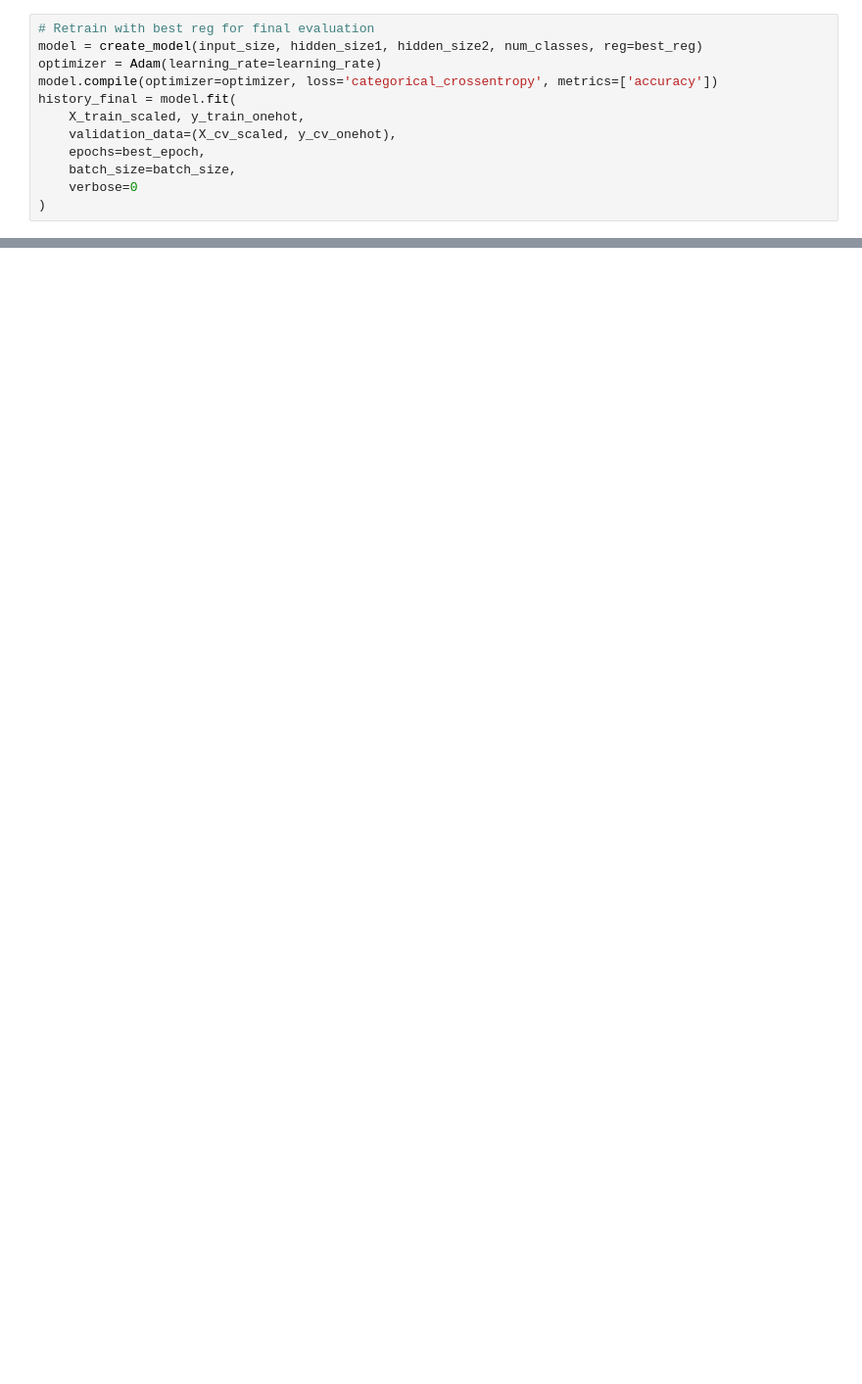
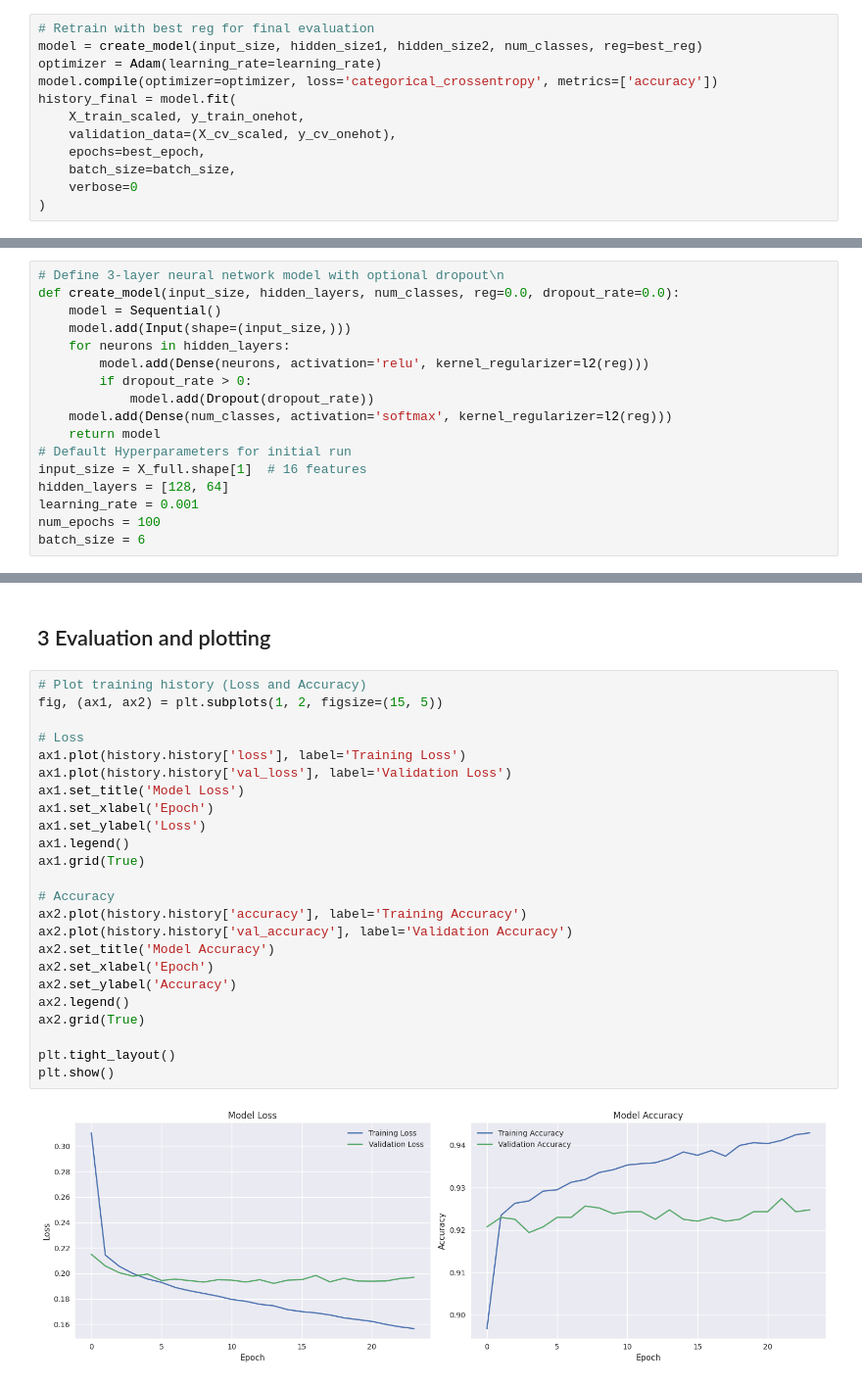
Before and after one commit to fadimardelli/dry-bean-classification, a Jupyter notebook: notebooks/04_model2_NeuralNetwork.ipynb, the cells around one changed output, grey strips where cells are left out. Shown: that part at 98% size. Cells and saved outputs as stored; diff of their text form; blank space fills up the shorter version.

```diff
--- a/notebooks/04_model2_NeuralNetwork.ipynb
+++ b/notebooks/04_model2_NeuralNetwork.ipynb
@@ -329,0 +351,17 @@ weighted avg       0.93      0.93      0.93      2246
+# %%
+# Define 3-layer neural network model with optional dropout\n
+def create_model(input_size, hidden_layers, num_classes, reg=0.0, dropout_rate=0.0):
+    model = Sequential()
+    model.add(Input(shape=(input_size,)))
+    for neurons in hidden_layers:
+        model.add(Dense(neurons, activation='relu', kernel_regularizer=l2(reg)))
+        if dropout_rate > 0:
+            model.add(Dropout(dropout_rate))
+    model.add(Dense(num_classes, activation='softmax', kernel_regularizer=l2(reg)))
+    return model
+# Default Hyperparameters for initial run
+input_size = X_full.shape[1]  # 16 features
+hidden_layers = [128, 64]
+learning_rate = 0.001
+num_epochs = 100
+batch_size = 6
@@ -329,0 +426,28 @@ weighted avg       0.93      0.93      0.93      2246
+# %% [markdown]
+## 3 Evaluation and plotting
+# %%
+# Plot training history (Loss and Accuracy)
+fig, (ax1, ax2) = plt.subplots(1, 2, figsize=(15, 5))
+
+# Loss
+ax1.plot(history.history['loss'], label='Training Loss')
+ax1.plot(history.history['val_loss'], label='Validation Loss')
+ax1.set_title('Model Loss')
+ax1.set_xlabel('Epoch')
+ax1.set_ylabel('Loss')
+ax1.legend()
+ax1.grid(True)
+
+# Accuracy
+ax2.plot(history.history['accuracy'], label='Training Accuracy')
+ax2.plot(history.history['val_accuracy'], label='Validation Accuracy')
+ax2.set_title('Model Accuracy')
+ax2.set_xlabel('Epoch')
+ax2.set_ylabel('Accuracy')
+ax2.legend()
+ax2.grid(True)
+
+plt.tight_layout()
+plt.show()
+# %% [output]
+[figure, added]
```
Also changed, not shown: parts of 20 cells of this notebook, 2 other files.
